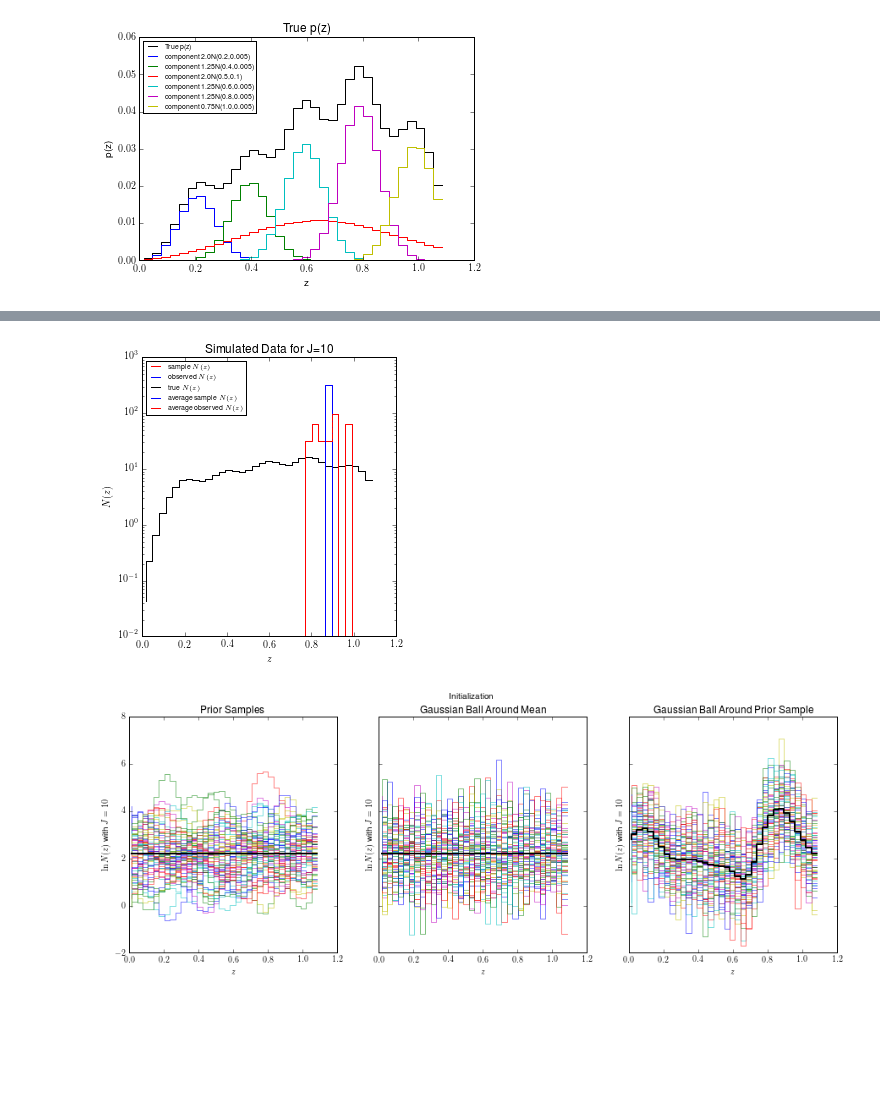
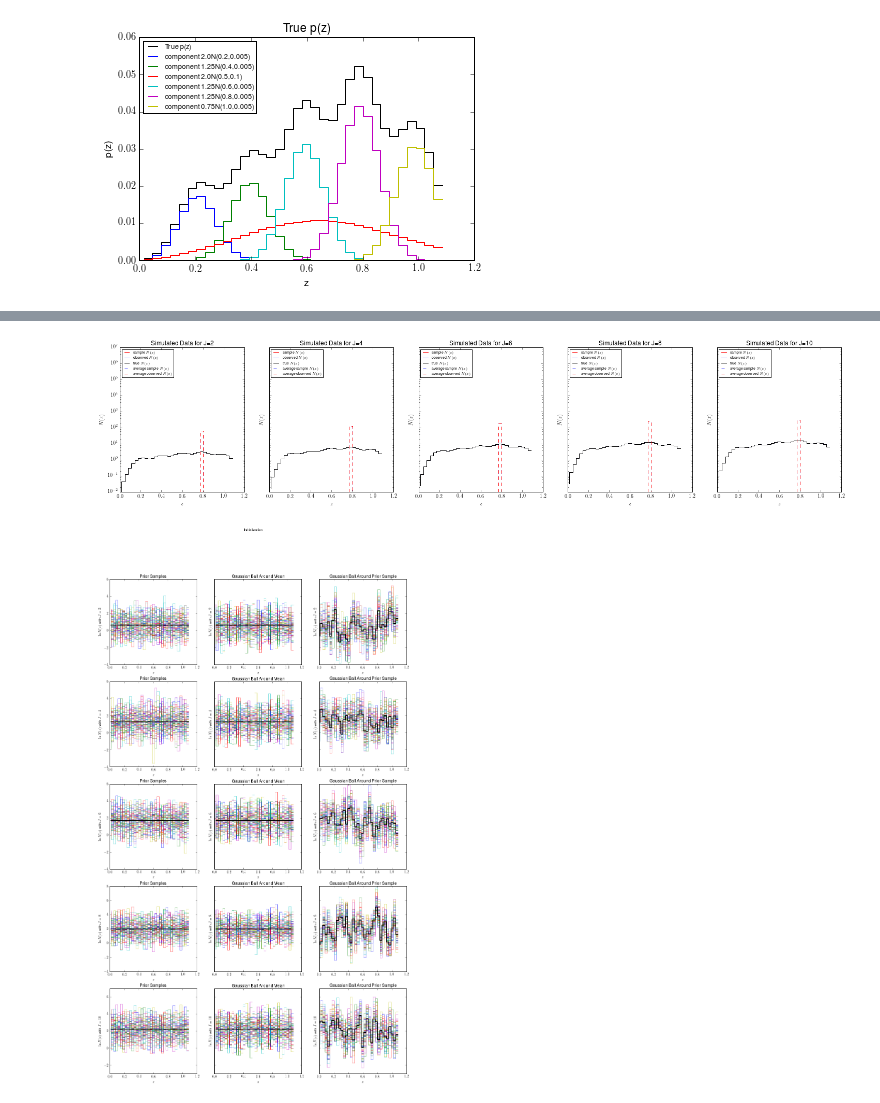
Before and after one commit to aimalz/prob-z, a Jupyter notebook: nz/testprobs.ipynb, the cells around one changed output, grey strips where cells are left out. Drawn from its saved outputs; the diff is of its cells as text; code cells hidden in the pictures; blank space fills up the shorter version.

```diff
--- a/nz/testprobs.ipynb
+++ b/nz/testprobs.ipynb
@@ -130,9 +138,12 @@ logplotcounts = np.log(np.array(plotcounts))
 # %%
 #define flat distribution for N(z)
-avg_prob = 1./nbins/zdif
-flat = [seed*avg_prob for seed in seed_ngals]
+avgprob = 1./nbins/zdif
+logavgprob = m.log(avgprob)
+flat = [seed*avgprob for seed in seed_ngals]
 logflat = [m.log(f) for f in flat]
 flatNz = [np.array([f]*nbins) for f in flat]
 logflatNz = [np.array([lf]*nbins) for lf in logflat]
+flatPz = [np.array([avgprob]*nbins) for s in range(0,nsurvs)]
+logflatPz = np.log(flatPz)#[np.array([avg_prob]*nbins) for s in range(0,nsurvs)]
 # %%
 #plot samples of true N(z)
@@ -165,8 +174,12 @@ idealZs = np.array([[[zmids[k] for k in range(0,nbins)] for j in range(0,int(rou
 trueZs = np.array([[[zmids[k] for k in range(0,nbins) for j in range(0,bincounts[s][n][k])] for n in range(0,nsamps)] for s in range(0,nsurvs)])
 
 #jitter zs to simulate inaccuracy
-sigZs = np.array([[[zdif*(trueZs[s][n][j]+1.) for j in range(0,ngals[s][n])] for n in range(0,nsamps)] for s in range(0,nsurvs)])#zdif*(trueZs+1.)
-shiftZs = np.array([[[random.gauss(trueZs[s][n][j],sigZs[s][n][j]) for j in range(0,ngals[s][n])] for n in range(0,nsamps)] for s in range(0,nsurvs)])
+# sigZs = np.array([[[zdif*(trueZs[s][n][j]+1.) for j in range(0,ngals[s][n])] for n in range(0,nsamps)] for s in range(0,nsurvs)])#zdif*(trueZs+1.)
+# shiftZs = np.array([[[random.gauss(trueZs[s][n][j],sigZs[s][n][j]) for j in range(0,ngals[s][n])] for n in range(0,nsamps)] for s in range(0,nsurvs)])
+
+#test case: perfect observations
+shiftZs = trueZs
+sigZs = np.array([[[zdif*(trueZs[s][n][j]+1.) for j in range(0,ngals[s][n])] for n in range(0,nsamps)] for s in range(0,nsurvs)])
 # %%
 #write out the data into a "catalog"
 
@@ -244,32 +263,31 @@ maxobs,minobs = avgobs+rmsobs,avgobs-rmsobs
 # %%
 #compare true N(z) to true and observed samples
 #randos = [random.choice(range(0,seed_ngals[s])) for s in range(0,nsurvs)]
 
-plt.figure(3,figsize = (10,5))
+f,sps = plt.subplots(1, nsurvs, figsize=(5*nsurvs,5),sharey='row')
 #for i in range(0,seed_ngals):
 for s in range(0,nsurvs):#only one seed this time, don't bother with loop
-    plt.subplot(1,2,s+1)
-    plt.title('Simulated Data for J='+str(seed_ngals[s]))
-    plt.ylabel(r'$N(z)$')
-    plt.xlabel(r'$z$')
-    plt.semilogy()
-    plt.ylim(1e-2,1e3)
-    plt.step(binmids,full_trueNz[s],color='r',label=r'sample $N(z)$')
-    plt.step(binmids,full_trueNz[s],color='b',label=r'observed $N(z)$')
-    plt.step(binmids,full_trueNz[s],color='k',label=r'true $N(z)$')
-    plt.step(binmids,avgsamp[s],color='b',label=r'average sample $N(z)$')
-    plt.fill_between(binmids,minsamp[s],maxsamp[s],color='b',alpha=0.5,label=r'true sample $N(z)$ RMS errors')
-    plt.step(binmids,avgobs[s],color='r',label=r'average observed $N(z)$')
-    plt.fill_between(binmids,minobs[s],maxobs[s],color='r',alpha=0.5,label=r'observed $N(z)$ RMS errors')
+    sps[s].set_title('Simulated Data for J='+str(seed_ngals[s]))
+    sps[s].set_ylabel(r'$N(z)$')
+    sps[s].set_xlabel(r'$z$')
+    sps[s].semilogy()
+    sps[s].set_ylim(1e-2,10**(3+s))
+    sps[s].step(binmids,full_trueNz[s],color='r',label=r'sample $N(z)$')
+    sps[s].step(binmids,full_trueNz[s],color='b',label=r'observed $N(z)$')
+    sps[s].step(binmids,full_trueNz[s],color='k',label=r'true $N(z)$')
+    sps[s].step(binmids,avgsamp[s],color='b',label=r'average sample $N(z)$',linestyle='--')
+    sps[s].fill_between(binmids,minsamp[s],maxsamp[s],color='b',alpha=0.5,label=r'true sample $N(z)$ RMS errors')
+    sps[s].step(binmids,avgobs[s],color='r',label=r'average observed $N(z)$',linestyle='--')
+    sps[s].fill_between(binmids,minobs[s],maxobs[s],color='r',alpha=0.5,label=r'observed $N(z)$ RMS errors')
     for n in range(0,nsamps):
-        plt.step(binmids,sampNz[s][n],c='b',linestyle='--')#,label='true N(z) for draw \#'+str(rando))
-        plt.step(binmids,obsNz[s][n],c='r',linestyle='--')#,label='observed N(z) for draw \#'+str(rando))
-    plt.legend(loc='upper left',fontsize='x-small')
-plt.show()
+        sps[s].step(binmids,sampNz[s][n],c='b',linestyle='--')#,label='true N(z) for draw \#'+str(rando))
+        sps[s].step(binmids,obsNz[s][n],c='r',linestyle='--')#,label='observed N(z) for draw \#'+str(rando))
+    sps[s].legend(loc='upper left',fontsize='x-small')
+f.show()
 #plt.savefig('exdata.png')
-plt.close()
+#plt.close()
 # %% [output]
-[figure, old version]
+[figure, new version]
 # %%
 #read in the data from a catalog
 obsZs,obserrs = [],[]
@@ -391,22 +423,21 @@ setdirs = ['ps/','gm/','gs/']
 ntests = len(setups)
 # %%
 #plt.figure(figsize=(5*ntests,5*nsurvs))
-i=0
+
 f, sps = plt.subplots(nsurvs, ntests, figsize=(5*ntests,5*nsurvs),sharey='row')
 f.suptitle('Initialization')
 for s in range(0,nsurvs):
     for t in range(0,ntests):
-        sps[i].set_ylabel(r'$\ln N(z)$ with $J='+str(seed_ngals[s])+'$')
-        sps[i].set_xlabel(r'$z$')
-        sps[i].set_title(setups[t])
+        sps[s][t].set_ylabel(r'$\ln N(z)$ with $J='+str(seed_ngals[s])+'$')
+        sps[s][t].set_xlabel(r'$z$')
+        sps[s][t].set_title(setups[t])
         for iguess in iguesses[s][t]:
-            sps[i].step(zmids[0:ndims[lenno]],iguess,alpha=0.5)
-        sps[i].step(zmids[0:ndims[lenno]],means[s][t],color='k',linewidth=2)
-        i+=1
+            sps[s][t].step(zmids[0:ndims[lenno]],iguess,alpha=0.5)
+        sps[s][t].step(zmids[0:ndims[lenno]],means[s][t],color='k',linewidth=2)
 #f.savefig(str(seed_ngals[s])'initialization-compare.png',dpi=100)
 f.show()
 # %% [output]
-[figure, old version]
+[figure, new version]
 # %%
 #posterior distribution we want to sample as class
 class post(object):
```
Also changed, not shown: parts of 26 cells of this notebook.
